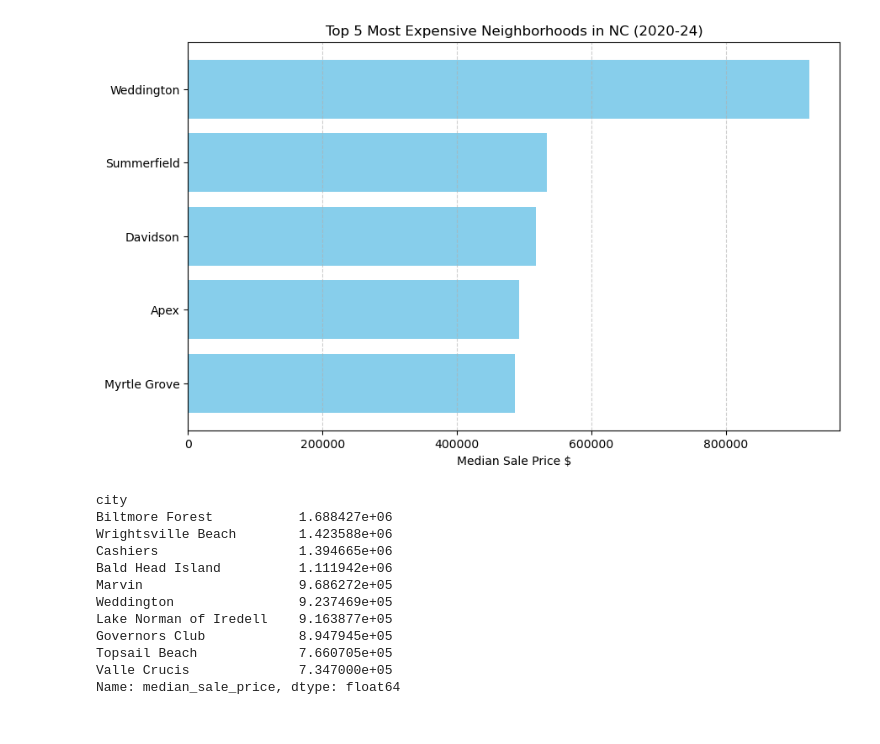
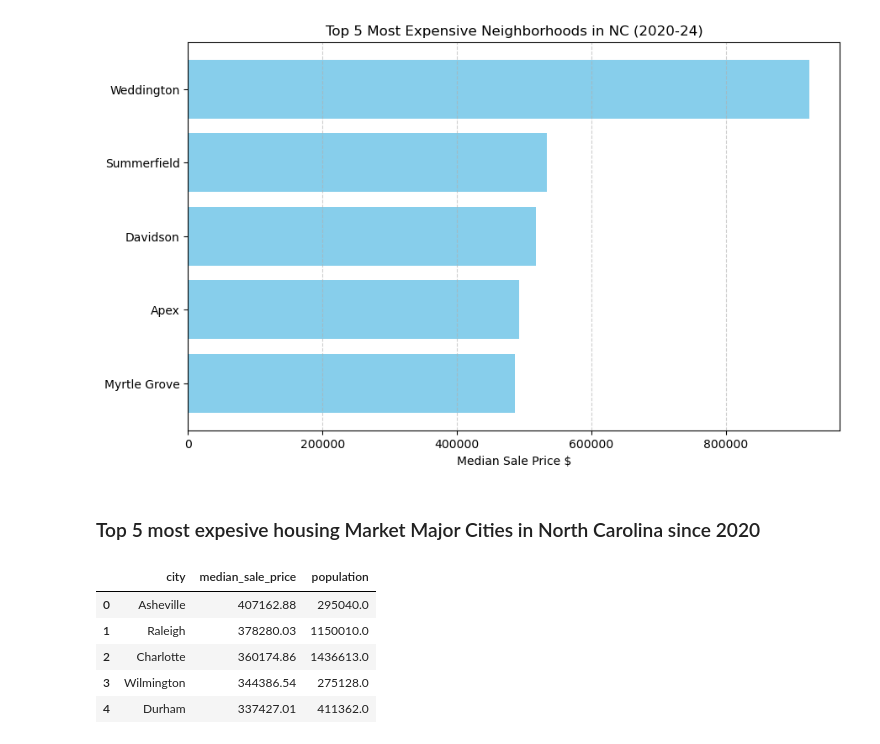
Before and after one commit to atnafb/NC_housing_market, a Jupyter notebook: NC_housing_data.ipynb, the cells around one changed output. Drawn from its saved outputs; the diff is of its cells as text; code cells hidden in the pictures.

```diff
--- a/NC_housing_data.ipynb
+++ b/NC_housing_data.ipynb
@@ -124,27 +124,27 @@ plt.grid(axis='x', linestyle='--', alpha=0.6)
 plt.show()
 # %% [output]
 [figure]
+# %% [markdown]
+### Top 5 most expesive housing Market Major Cities in North Carolina since 2020
 # %%
 # Find the top expansive cities by grouping the cities and using the median sale prices
 # setting population size
-NC_Cities =
-top5 = (
-    NC_2020.groupby('city')['median_sale_price']
+NC_Cities = NC_2020[NC_2020['population'] >= 200000]
+top5cities = (
+    NC_Cities.groupby('city')[['median_sale_price','population']]
     .mean()
-    .sort_values(ascending=False)
-    .head(10)
+    .round(2)
+    .sort_values(by='median_sale_price', ascending=False)
+    .head(5)
 )
-top5
-# %% [output]
-city
-Biltmore Forest           1.688427e+06
-Wrightsville Beach        1.423588e+06
-Cashiers                  1.394665e+06
-Bald Head Island          1.111942e+06
-Marvin                    9.686272e+05
-Weddington                9.237469e+05
-Lake Norman of Iredell    9.163877e+05
-Governors Club            8.947945e+05
-Topsail Beach             7.660705e+05
-Valle Crucis              7.347000e+05
-Name: median_sale_price, dtype: float64
+# %%
+top5major_df = top5cities.reset_index()
+top5major_df.columns = ['city', 'median_sale_price', 'population']
+top5major_df
+# %% [output]
+|  | city | median_sale_price | population |
+| 0 | Asheville | 407162.88 | 295040.0 |
+| 1 | Raleigh | 378280.03 | 1150010.0 |
+| 2 | Charlotte | 360174.86 | 1436613.0 |
+| 3 | Wilmington | 344386.54 | 275128.0 |
+| 4 | Durham | 337427.01 | 411362.0 |
```
Also changed, not shown: parts of 2 cells of this notebook.
